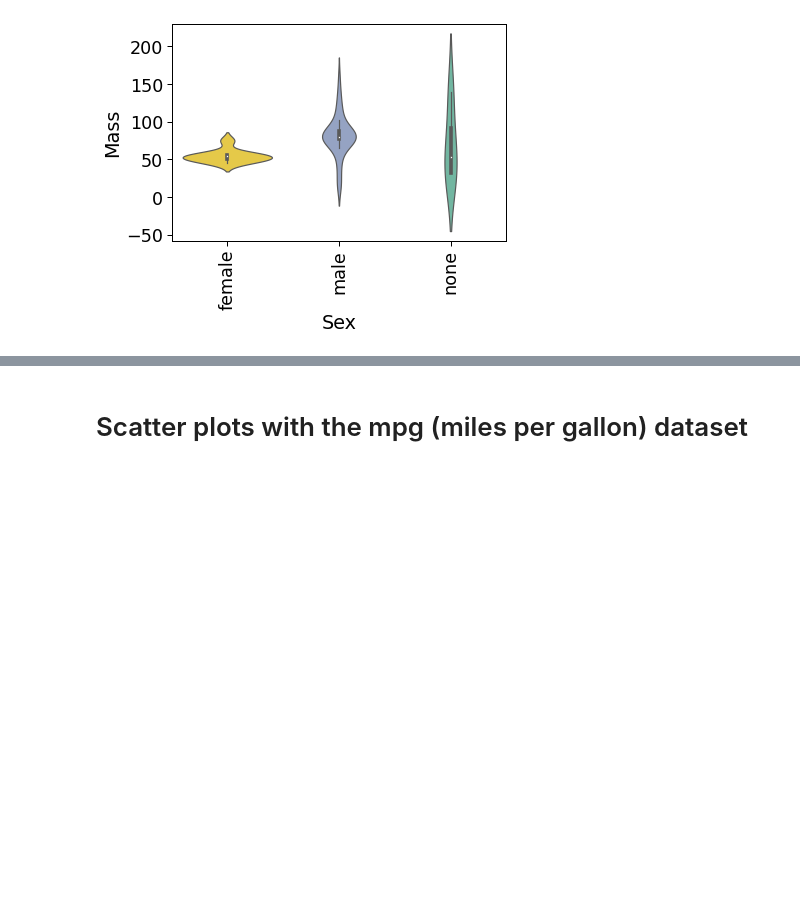
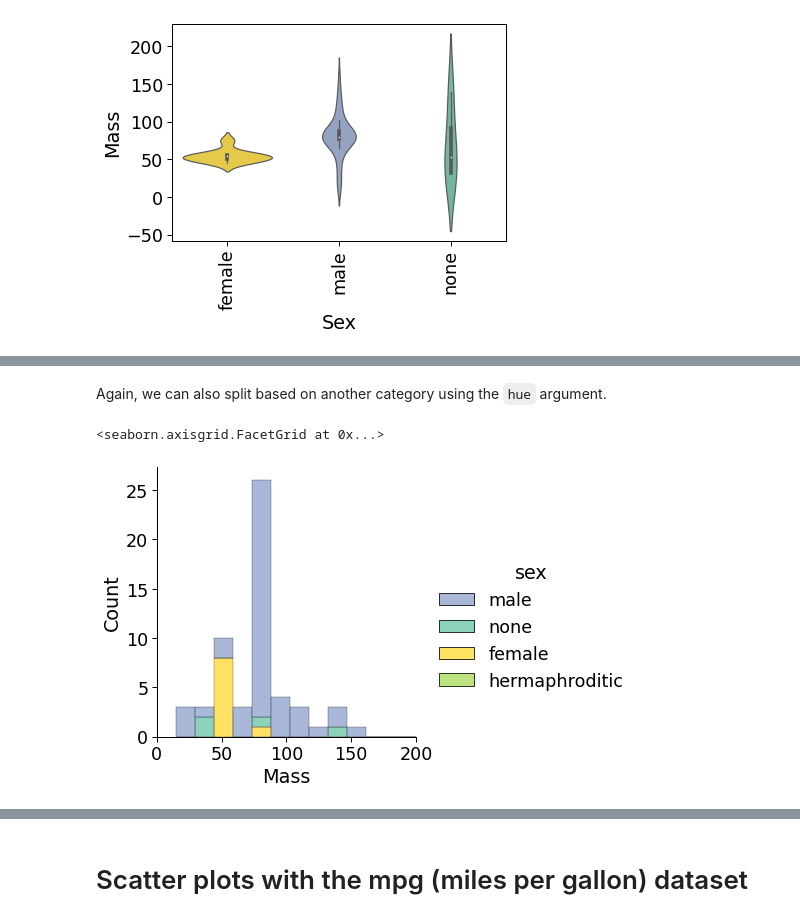
Before and after one commit to fairliereese/UCI_COSMOS, a Jupyter notebook: python_visualization.ipynb, the cells around one changed output, grey strips where cells are left out. Drawn from its saved outputs; the diff is of its cells as text; code cells hidden in the pictures; blank space fills up the shorter version.

```diff
--- a/python_visualization.ipynb
+++ b/python_visualization.ipynb
@@ -190,0 +218,13 @@ _ = plt.setp(ax.get_xticklabels(), rotation=90)
+# %% [markdown]
+Again, we can also split based on another category using the `hue` argument.
+# %%
+c_dict = {'male': '#8DA0CB', # purple
+          'female': '#FFD92F', # yellow
+          'hermaphroditic': '#A6D854', # green
+          'none': '#66C2A5'} # teal
+ax = sns.displot(data=df, x='mass', kind='hist',
+                 hue='sex', palette=c_dict, multiple='stack')
+ax.set(xlabel='Mass', xlim=(0,200))
+# %% [output]
+<seaborn.axisgrid.FacetGrid at 0x...>
+[figure, added]
```
Also changed, not shown: parts of 14 cells of this notebook.
